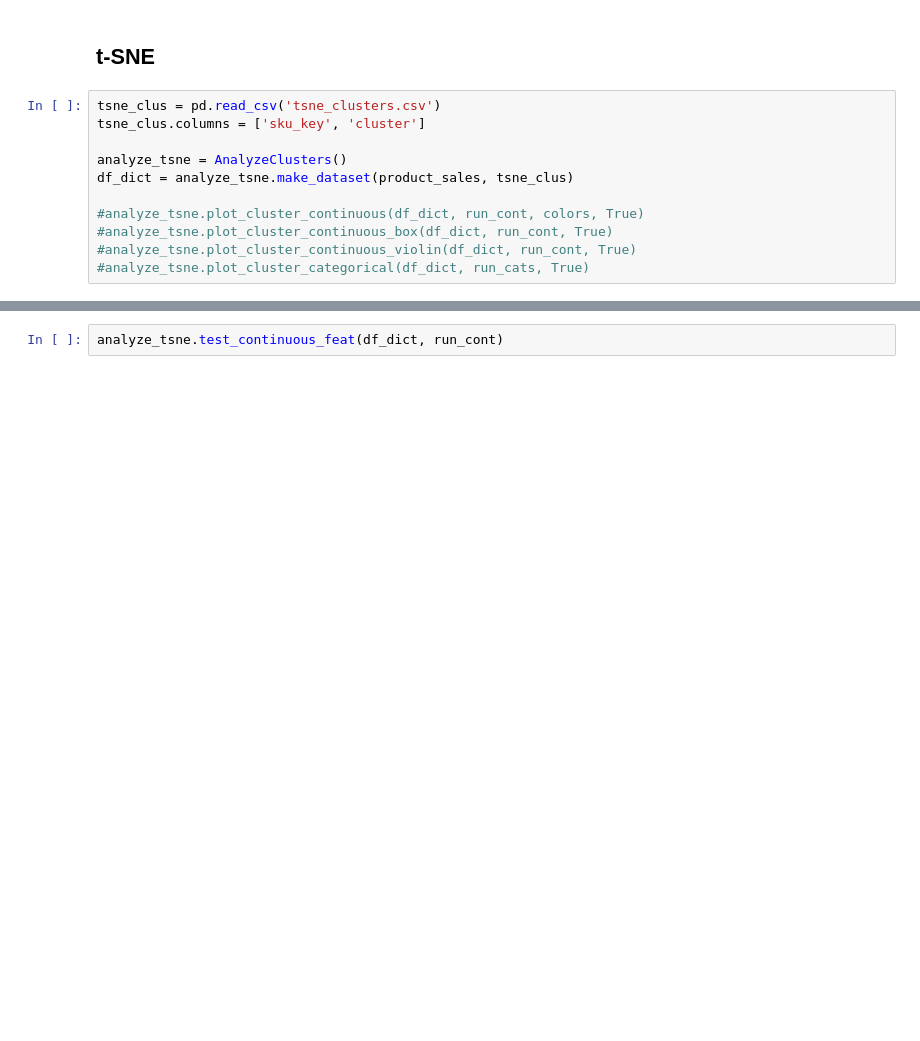
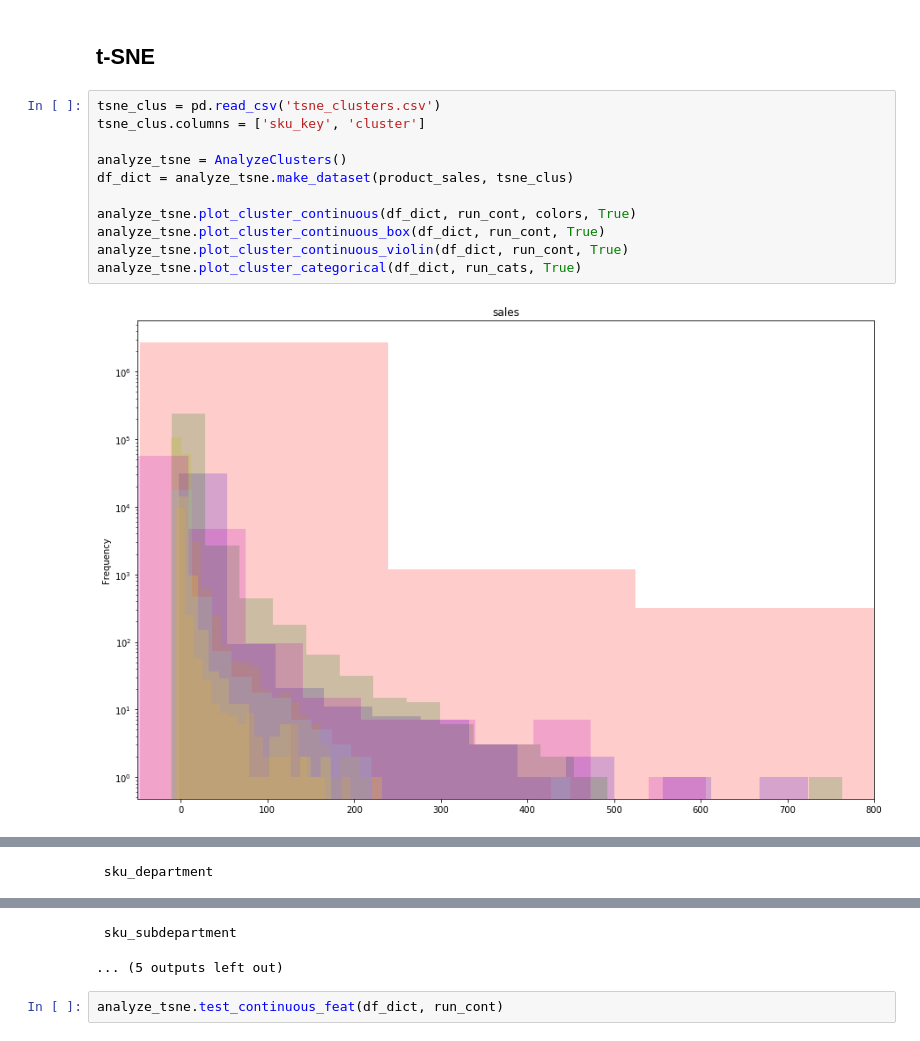
Before and after one commit to brandries/project_echo_clustering, a Jupyter notebook: clustering/Visualize_Notebook.ipynb, the cells around one changed output, grey strips where cells are left out. Saved outputs shown, nothing was run; the diff lists cells and outputs as text; blank space fills up the shorter version.

```diff
--- a/clustering/Visualize_Notebook.ipynb
+++ b/clustering/Visualize_Notebook.ipynb
@@ -270,11 +271,13 @@ group1 group2  meandiff    lower      upper    reject
 # %%
 tsne_clus = pd.read_csv('tsne_clusters.csv')
 tsne_clus.columns = ['sku_key', 'cluster']
 
 analyze_tsne = AnalyzeClusters()
 df_dict = analyze_tsne.make_dataset(product_sales, tsne_clus)
 
-#analyze_tsne.plot_cluster_continuous(df_dict, run_cont, colors, True)
-#analyze_tsne.plot_cluster_continuous_box(df_dict, run_cont, True)
-#analyze_tsne.plot_cluster_continuous_violin(df_dict, run_cont, True)
-#analyze_tsne.plot_cluster_categorical(df_dict, run_cats, True)
+analyze_tsne.plot_cluster_continuous(df_dict, run_cont, colors, True)
+analyze_tsne.plot_cluster_continuous_box(df_dict, run_cont, True)
+analyze_tsne.plot_cluster_continuous_violin(df_dict, run_cont, True)
+analyze_tsne.plot_cluster_categorical(df_dict, run_cats, True)
+# %% [output]
+[figure, added]
@@ -280,0 +292 @@ df_dict = analyze_tsne.make_dataset(product_sales, tsne_clus)
+ sku_department
@@ -281,3 +294,5 @@ df_dict = analyze_tsne.make_dataset(product_sales, tsne_clus)
+ sku_subdepartment
+... (5 outputs left out)
 # %%
 analyze_tsne.test_continuous_feat(df_dict, run_cont)
 # %% [output]
```
Also changed, not shown: parts of 10 cells of this notebook, 1 other file.
